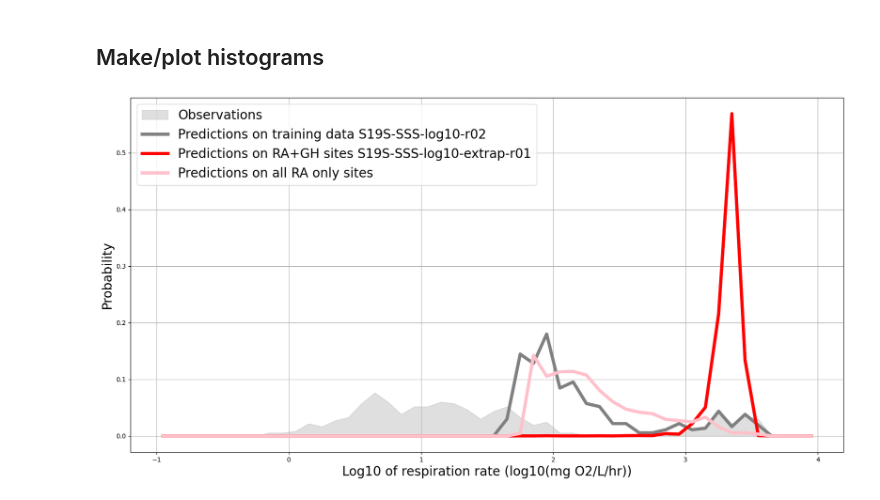
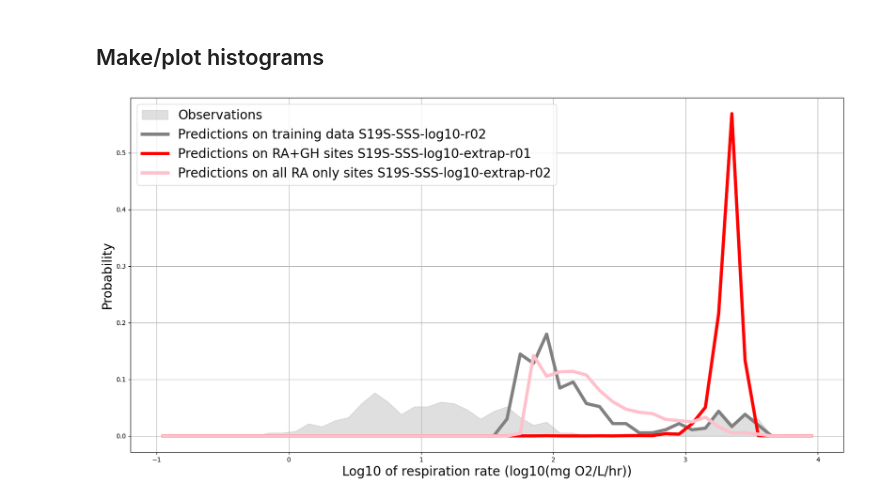
Before and after one commit to parallelworks/sl-archive-whondrs, a Jupyter notebook: examples/fig08-prediction-histograms.ipynb, the cells around one changed output. Cells and saved outputs as stored; diff of their text form; code cells hidden in the pictures.

Commit message:
Adjust legend

```diff
--- a/examples/fig08-prediction-histograms.ipynb
+++ b/examples/fig08-prediction-histograms.ipynb
@@ -71,32 +71,32 @@ counts, bins = np.histogram(np.log10(np.abs(
 
 ax.plot((bins[:-1]+bins[1:])/2,counts/np.sum(counts), color=('red'),linewidth=5)
 
 #=================================================
 # Extrapolations set 1 ADJ
 #=================================================
 #counts, bins = np.histogram(np.log10(np.abs(
 #    extrap1_ADJ_predict[
 #        'mean'])), bins=nbin, range=(min_bin,max_bin))
 
 #ax.fill_between((bins[:-1]+bins[1:])/2,0,counts/np.sum(counts), color=('orange'), alpha=0.25)
 
 #=================================================
 # Extrapolations set 2
 #=================================================
 counts, bins = np.histogram(np.log10(np.abs(
     extrap2_predict[
         'mean'])), bins=nbin, range=(min_bin,max_bin))
 
 ax.plot((bins[:-1]+bins[1:])/2,counts/np.sum(counts), color=('pink'), linewidth=5)
 
 ax.grid()
 ax.set_ylabel('Probability', fontsize=20)
 ax.set_xlabel('Log10 of respiration rate (log10(mg O2/L/hr))', fontsize=20)
-ax.legend(['Observations','Predictions on training data S19S-SSS-log10-r02','Predictions on RA+GH sites S19S-SSS-log10-extrap-r01','Predictions on all RA only sites'],fontsize=20)
+ax.legend(['Observations','Predictions on training data S19S-SSS-log10-r02','Predictions on RA+GH sites S19S-SSS-log10-extrap-r01','Predictions on all RA only sites S19S-SSS-log10-extrap-r02'],fontsize=20)
 
 #=================================================
 # Write figure to file
 #=================================================
 plt.savefig('fig08-prediction-histograms.pdf')
 # %% [output]
-[figure, old version]
+[figure, new version]
```
Also changed, not shown: 1 other file.
